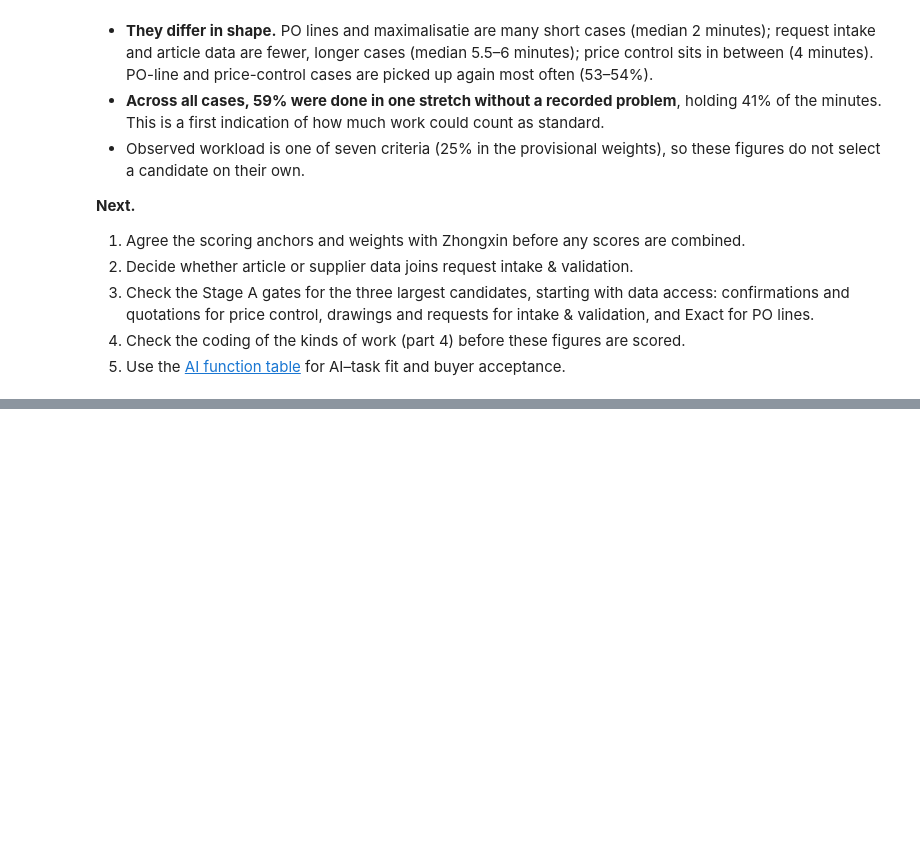
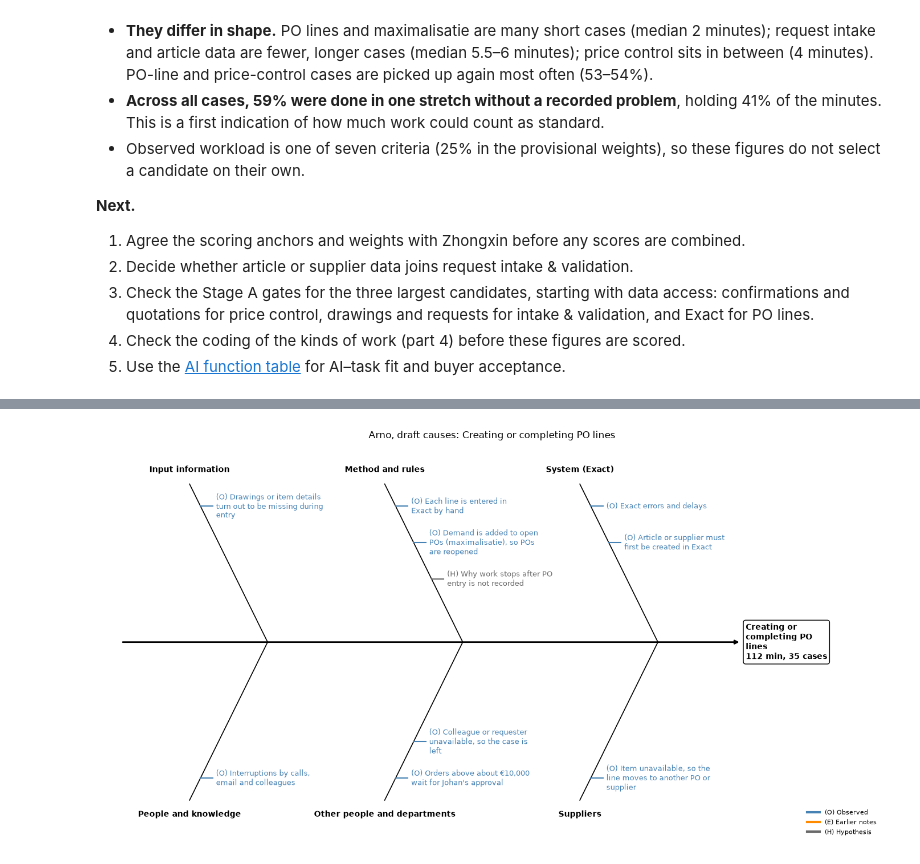
Before and after one commit to Luuuuuig/Bachelor-End-Project, a Jupyter notebook: Arno_Analysis_2026_10_02.ipynb, the cells around one changed output, grey strips where cells are left out. Saved outputs shown, nothing was run; the diff lists cells and outputs as text; code cells hidden in the pictures; blank space fills up the shorter version.

```diff
--- a/Arno_Analysis_2026_10_02.ipynb
+++ b/Arno_Analysis_2026_10_02.ipynb
@@ -1282,0 +1306,26 @@ Their minutes: 228.0 of 560.0 (41%)
+# %%
+# How much of each candidate's time falls in cases with a recorded problem (part 7)?
+focus = [
+    "Creating or completing PO lines (process redesign)",
+    "Purchase-price control",
+    "Request intake & validation",
+]
+
+problem_case_ids = cases.index[cases["has_problem"]]
+
+split = []
+for name in focus:
+    rows = scope_rows.loc[scope_rows["kind_set"].apply(lambda s: bool(s & candidates[name]))]
+    in_problem_case = rows["case_ref"].isin(problem_case_ids)
+    split.append({
+        "candidate": name,
+        "minutes": rows["minutes"].sum(),
+        "minutes_in_problem_cases": rows.loc[in_problem_case, "minutes"].sum(),
+        "cases": rows["case_ref"].nunique(),
+        "cases_with_problem": rows.loc[in_problem_case, "case_ref"].nunique(),
+    })
+
+split = pd.DataFrame(split).set_index("candidate")
+split["share_in_problem_cases_pct"] = split["minutes_in_problem_cases"] / split["minutes"] * 100
+
+split.round(1)
@@ -1282,0 +1541,4 @@ Their minutes: 228.0 of 560.0 (41%)
+# %%
+fishbone("Creating or completing PO lines (process redesign)")
+# %% [output]
+[figure, added]
```
Also changed, not shown: parts of 13 cells of this notebook.
